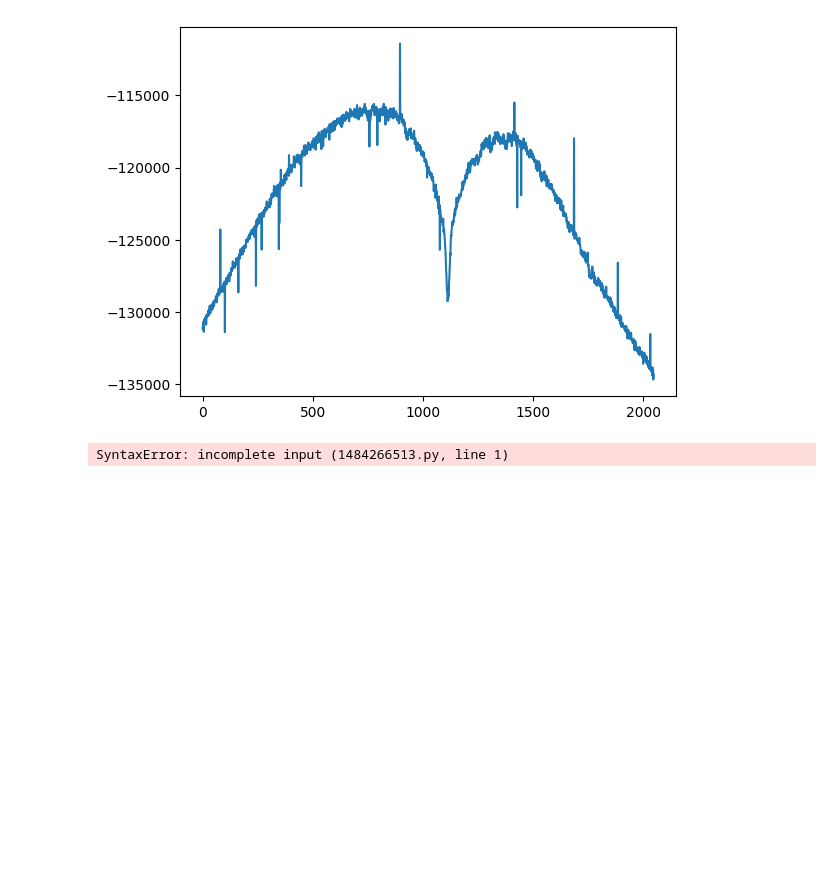
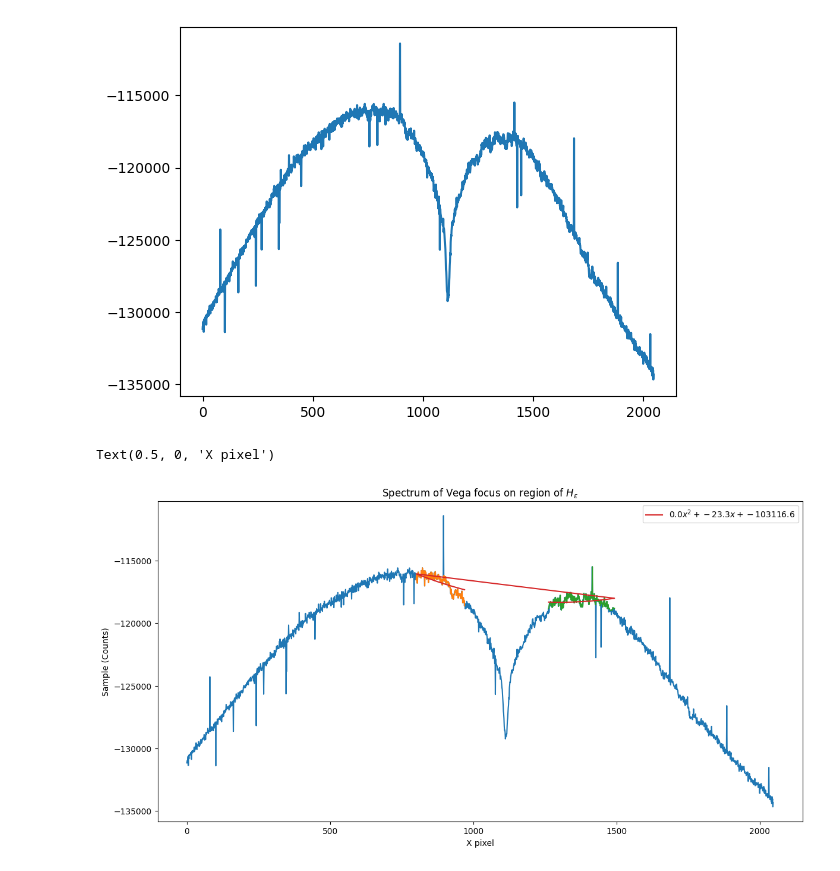
Before and after one commit to kiradavidoff/PROJECT_HALPHA, a Jupyter notebook: data_analysis.ipynb, the cells around one changed output. Saved outputs shown, nothing was run; the diff lists cells and outputs as text; code cells hidden in the pictures; blank space fills up the shorter version.

```diff
--- a/data_analysis.ipynb
+++ b/data_analysis.ipynb
@@ -297,7 +299,3 @@ plt.plot(np.sum(lights_corrected[0][520:600],axis=0))
 [figure]
 # %%
 plt.plot(np.sum(lights_corrected[0][520:600],axis=0))
-# %%
--80*np.mean(np.sum(lights_corrected[0][528:539],axis=1)
-# %% [output]
-SyntaxError: incomplete input (1484266513.py, line 1)
@@ -303,0 +320,20 @@ SyntaxError: incomplete input (1484266513.py, line 1)
+# %%
+def choose_val(min, max, sample_min=-119000, sample_max=-115000):
+    """
+    Selects a range of wavelength and sample values based on given conditions.
+
+    Parameters:
+    min (float): Minimum wavelength value for selection.
+    max (float): Maximum wavelength value for selection.
+    sample_min (float, optional): Minimum sample value to filter data (default is 0).
+
+    Returns:
+    tuple of numpy.ndarray:
+        - wavelength_range (numpy.ndarray): Selected wavelength values within the specified range.
+        - sample_range (numpy.ndarray): Corresponding sample values within the specified range.
+    """
+    index = np.where((wavelength > min) & (wavelength < max)&(sample> sample_min)&(sample< sample_max))
+    wavelength_range = wavelength[index]
+    sample_range = sample[index]
+
+    return wavelength_range, sample_range
@@ -304,3 +381,26 @@ SyntaxError: incomplete input (1484266513.py, line 1)
+# %%
+plot_initialisation()
+
+x_bf,y_bf =choose_val(800, 970)[0], choose_val(800, 970)[1]
+
+#Choosing values after H_epsilon (range 399-404)
+x_af,y_af =choose_val(1250, 1500)[0], choose_val(1250, 1500)[1]
+
+#Concatenating up the two sets of data (before and after)
+x_concat= np.concatenate((x_af,x_bf))
+y_concat=np.concatenate((y_af,y_bf))
+
+plt.plot(np.sum(lights_corrected[0][520:600],axis=0))
+
+plt.plot(choose_val(800, 970)[0], choose_val(800, 970)[1])
+plt.plot(choose_val(1250, 1500)[0], choose_val(1250, 1500)[1])
+
+fitting_plot(x_concat,y_concat, plot=True)
+plt.grid()
+plt.xlabel('X pixel')
+# %% [output]
+Text(0.5, 0, 'X pixel')
+[figure, added]
 # %%
 import numpy as np
 import matplotlib.pyplot as plt
```
Also changed, not shown: parts of 9 cells of this notebook, 6 other files.
